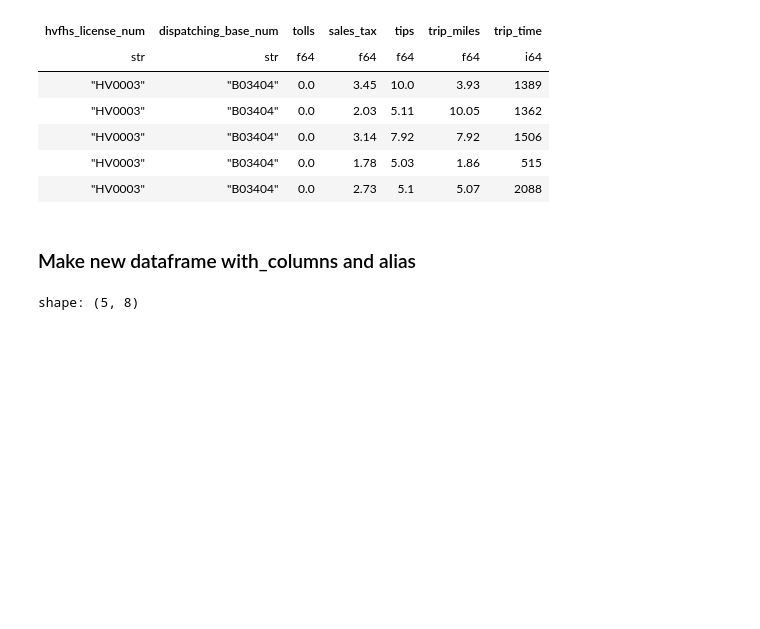
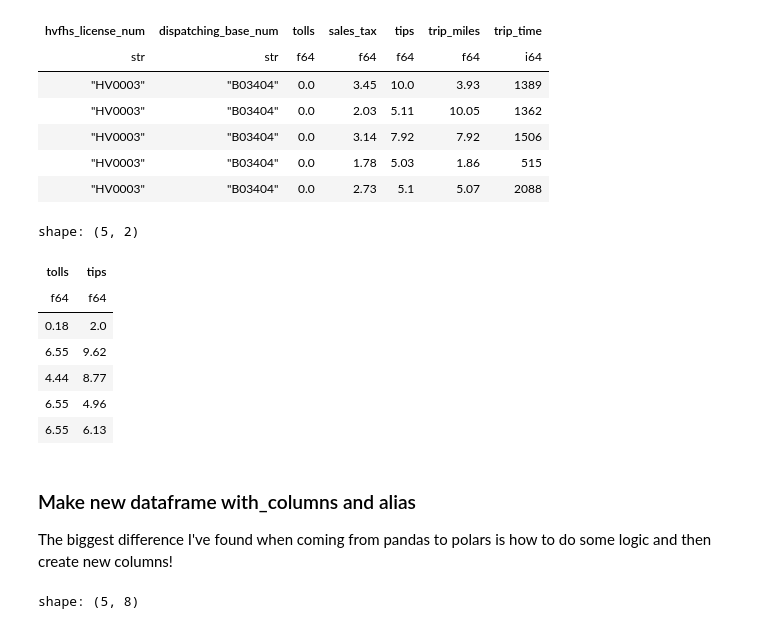
Before and after one commit to italanchan/polars-open-source-app, a Jupyter notebook: explore_data.ipynb, the cells around one changed output. Drawn from its saved outputs; the diff is of its cells as text; code cells hidden in the pictures; blank space fills up the shorter version.

```diff
--- a/explore_data.ipynb
+++ b/explore_data.ipynb
@@ -41,8 +58,20 @@ shape: (5, 7)
 | "HV0003" | "B03404" | 0.0 | 3.14 | 7.92 | 7.92 | 1506 |
 | "HV0003" | "B03404" | 0.0 | 1.78 | 5.03 | 1.86 | 515 |
 | "HV0003" | "B03404" | 0.0 | 2.73 | 5.1 | 5.07 | 2088 |
-# %% [markdown]
-### Make new dataframe  with_columns and alias
+# %%
+df3.filter((pl.col('tolls') != 0) & (pl.col('tips')!=0)).head()
+# %% [output]
+shape: (5, 2)
+| tolls | tips |
+| f64 | f64 |
+| 0.18 | 2.0 |
+| 6.55 | 9.62 |
+| 4.44 | 8.77 |
+| 6.55 | 4.96 |
+| 6.55 | 6.13 |
+# %% [markdown]
+### Make new dataframe  with_columns and alias
+The biggest difference I've found when coming from pandas to polars is how to do some logic and then create new columns!
 # %%
 df2.with_columns(pl.col("trip_miles").round(1).alias("rounded_miles")).head()
 # %% [output]
```
Also changed, not shown: parts of 16 cells of this notebook, 1 other file.
